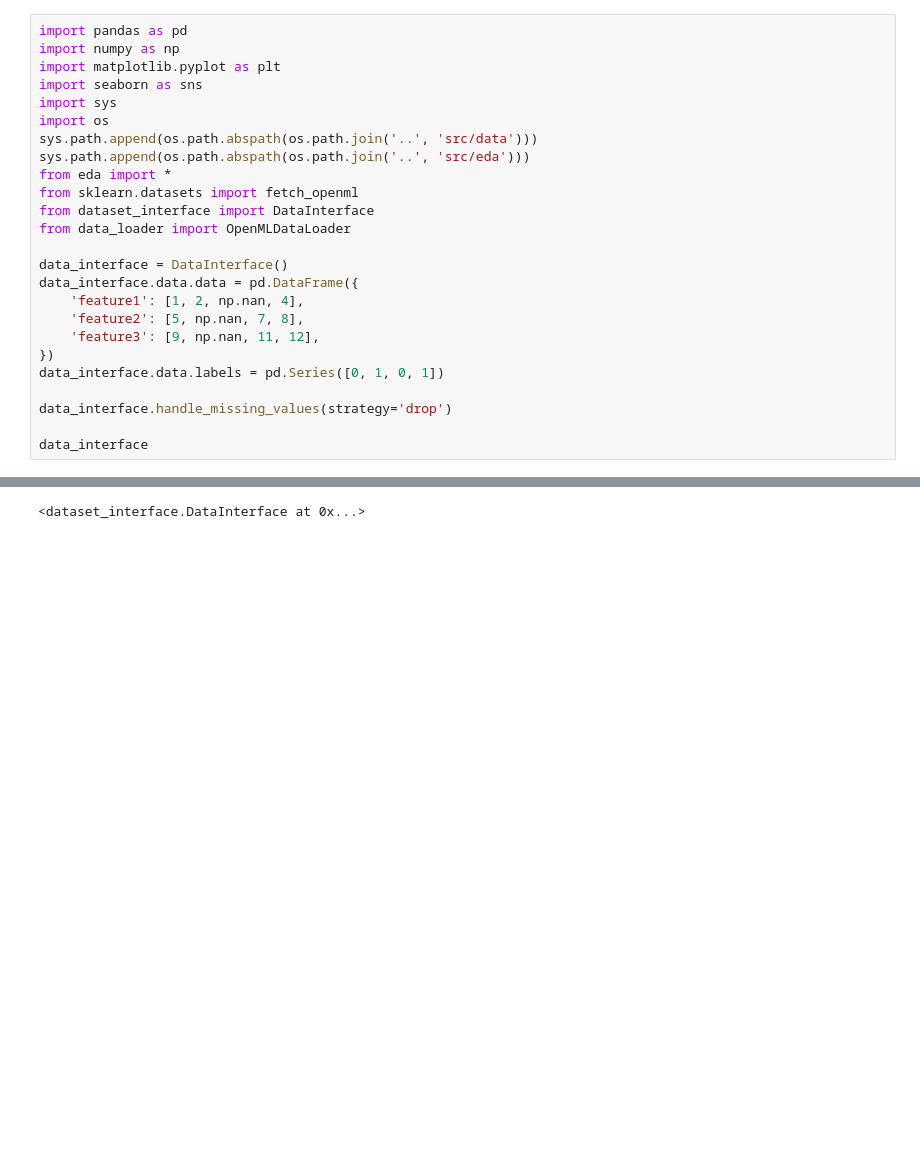
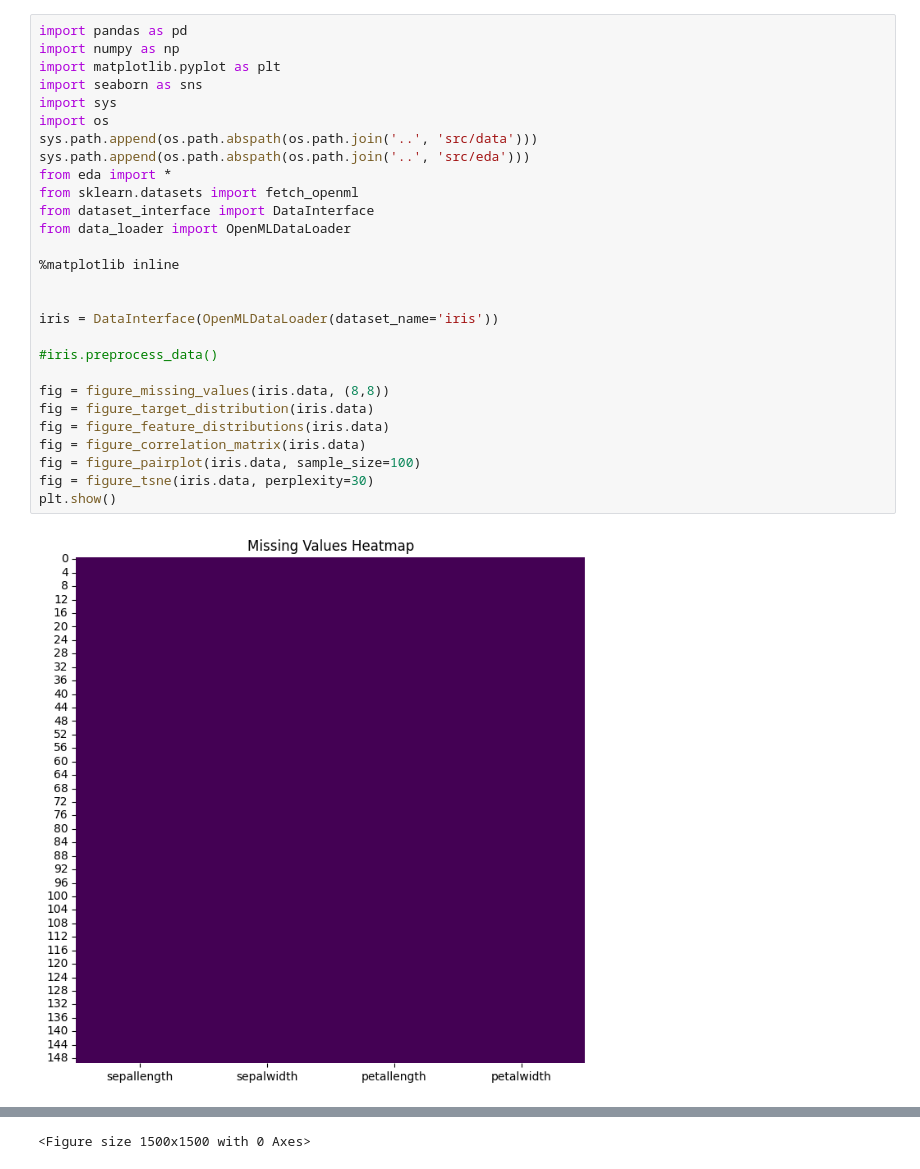
Before and after one commit to mytkom/LogRegCCD, a Jupyter notebook: notebooks/EDA.ipynb, the cells around one changed output, grey strips where cells are left out. Cells and saved outputs as stored; diff of their text form; blank space fills up the shorter version.

```diff
--- a/notebooks/EDA.ipynb
+++ b/notebooks/EDA.ipynb
@@ -1,26 +1,30 @@
 # %%
 import pandas as pd
 import numpy as np
 import matplotlib.pyplot as plt
 import seaborn as sns
 import sys
 import os
 sys.path.append(os.path.abspath(os.path.join('..', 'src/data')))
 sys.path.append(os.path.abspath(os.path.join('..', 'src/eda')))
 from eda import *
 from sklearn.datasets import fetch_openml
 from dataset_interface import DataInterface
 from data_loader import OpenMLDataLoader
 
-data_interface = DataInterface()
-data_interface.data.data = pd.DataFrame({
-    'feature1': [1, 2, np.nan, 4],
-    'feature2': [5, np.nan, 7, 8],
-    'feature3': [9, np.nan, 11, 12],
-})
-data_interface.data.labels = pd.Series([0, 1, 0, 1])
+%matplotlib inline
 
-data_interface.handle_missing_values(strategy='drop')
 
-data_interface
+iris = DataInterface(OpenMLDataLoader(dataset_name='iris'))
+
+#iris.preprocess_data()
+
+fig = figure_missing_values(iris.data, (8,8))
+fig = figure_target_distribution(iris.data)
+fig = figure_feature_distributions(iris.data)
+fig = figure_correlation_matrix(iris.data)
+fig = figure_pairplot(iris.data, sample_size=100)
+fig = figure_tsne(iris.data, perplexity=30)
+plt.show()
 # %% [output]
+[figure, added]
@@ -27 +32 @@ data_interface
-<dataset_interface.DataInterface at 0x...>
+<Figure size 1500x1500 with 0 Axes>
```
Also changed, not shown: parts of 2 cells of this notebook, 1 other file.
